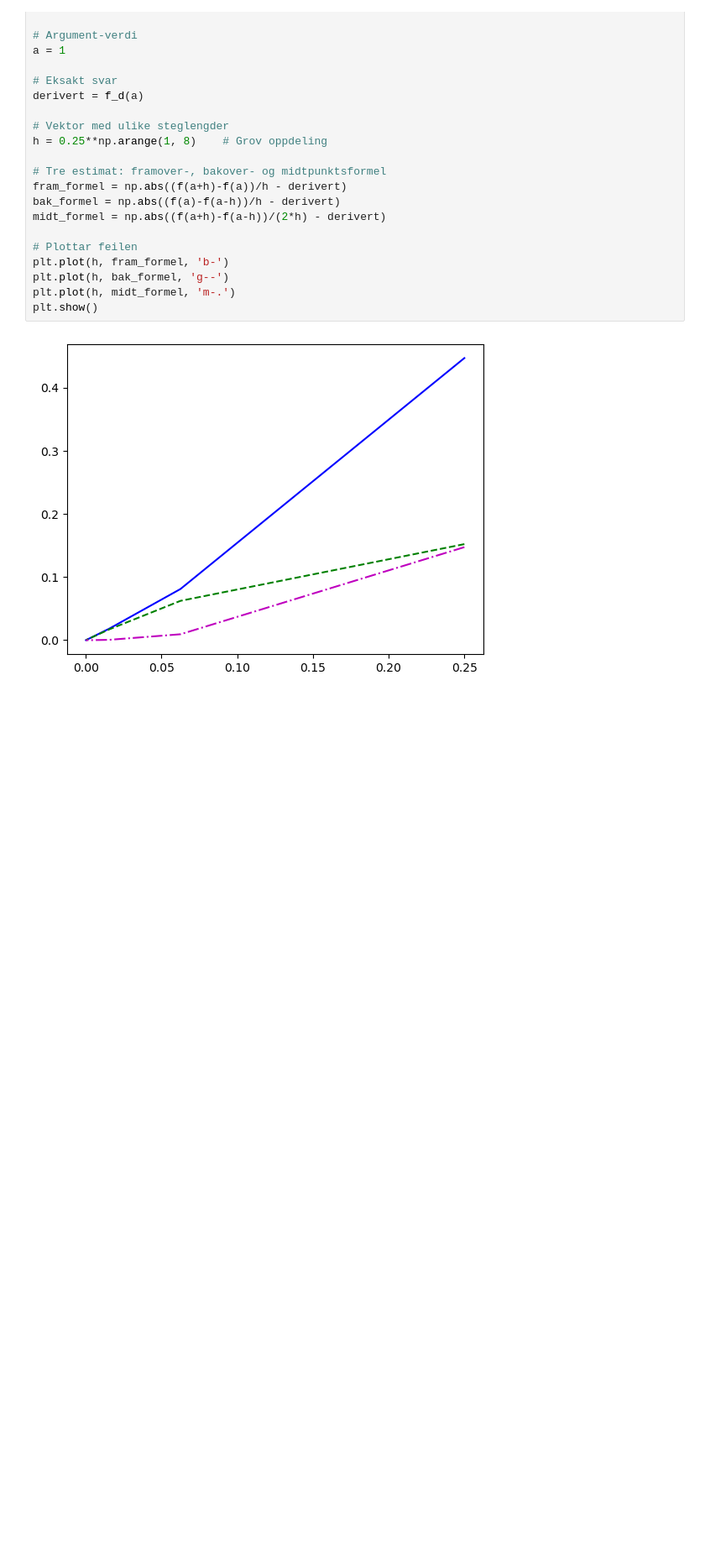
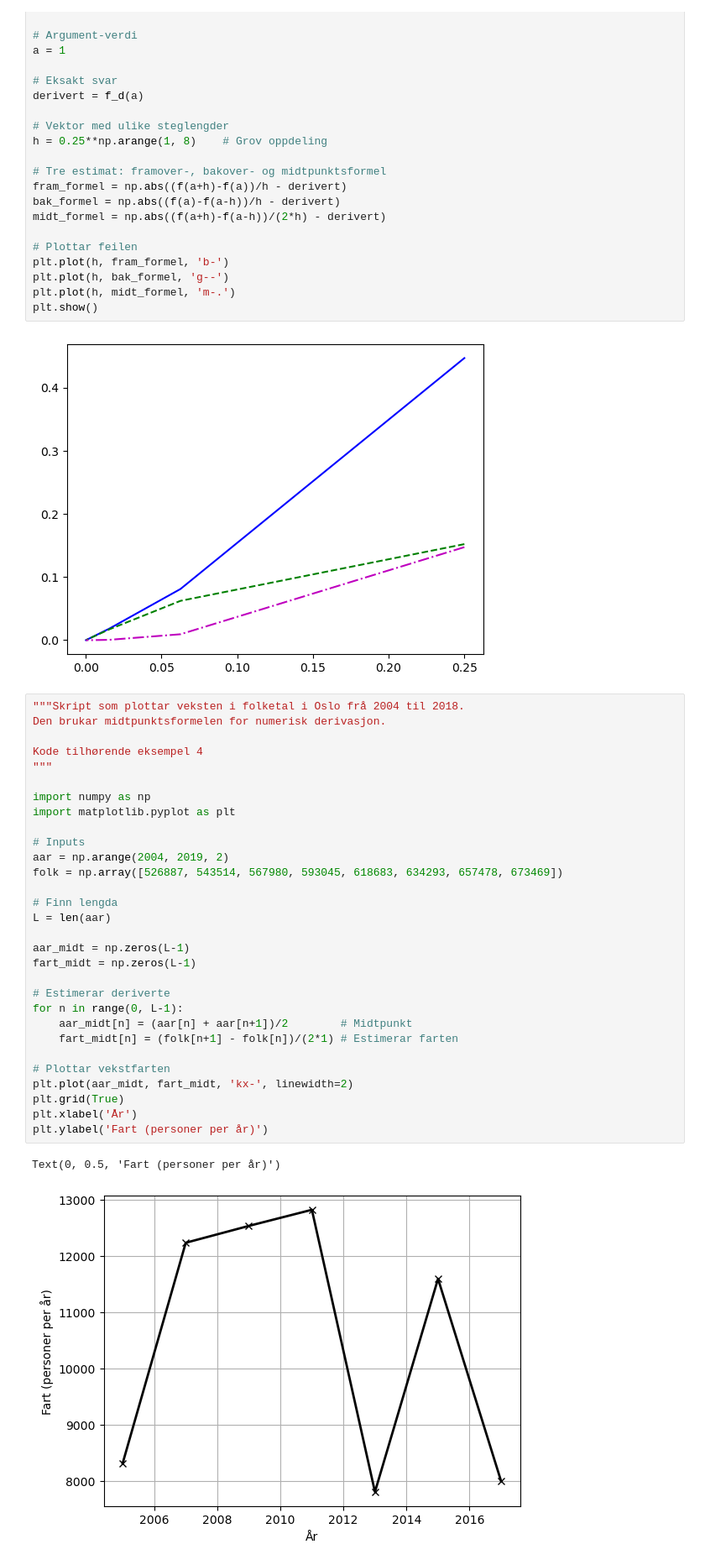
Before and after one commit to setmar/dafe1000, a Jupyter notebook: uke_7.ipynb, the cells around one changed output. Shown at 84% size. Saved outputs shown, nothing was run; the diff lists cells and outputs as text; blank space fills up the shorter version.

Commit message:
La til kode for eksempel 4, uke 7

```diff
--- a/uke_7.ipynb
+++ b/uke_7.ipynb
@@ -98,3 +98,36 @@ plt.plot(h, midt_formel, 'm-.')
 plt.show()
 # %% [output]
 [figure]
+# %%
+"""Skript som plottar veksten i folketal i Oslo frå 2004 til 2018.
+Den brukar midtpunktsformelen for numerisk derivasjon.
+
+Kode tilhørende eksempel 4
+"""
+
+import numpy as np
+import matplotlib.pyplot as plt
+
+# Inputs
+aar = np.arange(2004, 2019, 2)
+folk = np.array([526887, 543514, 567980, 593045, 618683, 634293, 657478, 673469])
+
+# Finn lengda
+L = len(aar)
+
+aar_midt = np.zeros(L-1)
+fart_midt = np.zeros(L-1)
+
+# Estimerar deriverte
+for n in range(0, L-1):
+    aar_midt[n] = (aar[n] + aar[n+1])/2        # Midtpunkt
+    fart_midt[n] = (folk[n+1] - folk[n])/(2*1) # Estimerar farten
+
+# Plottar vekstfarten
+plt.plot(aar_midt, fart_midt, 'kx-', linewidth=2)
+plt.grid(True)
+plt.xlabel('År')
+plt.ylabel('Fart (personer per år)')
+# %% [output]
+Text(0, 0.5, 'Fart (personer per år)')
+[figure, added]
```
